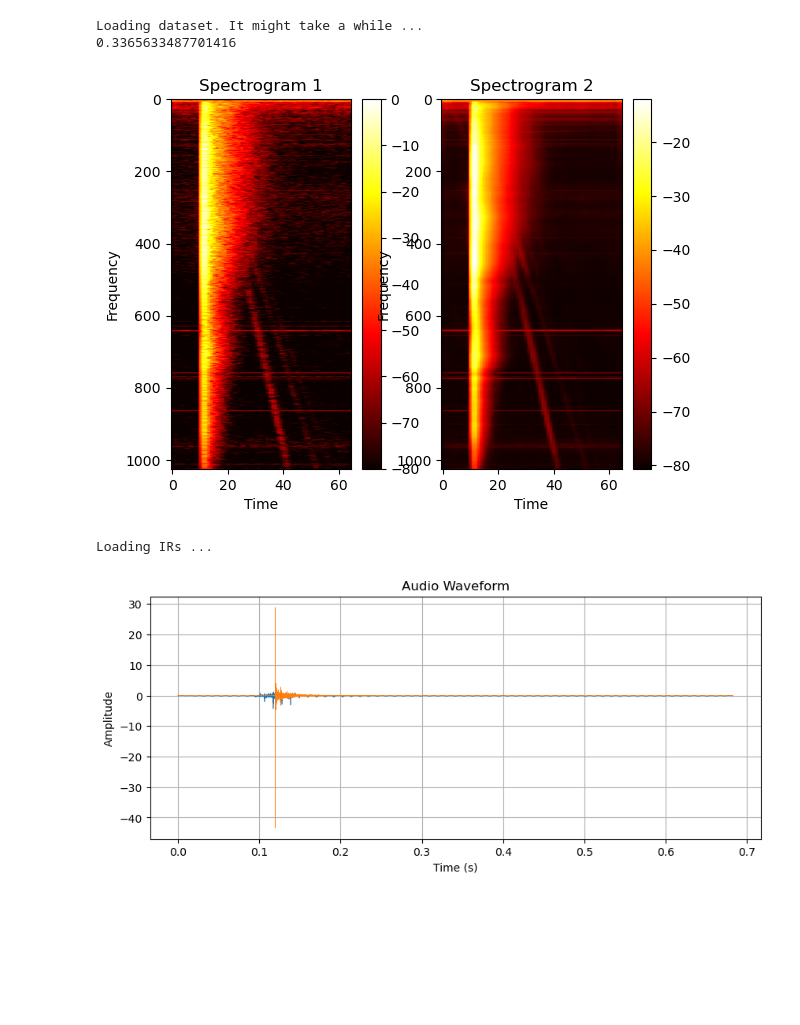
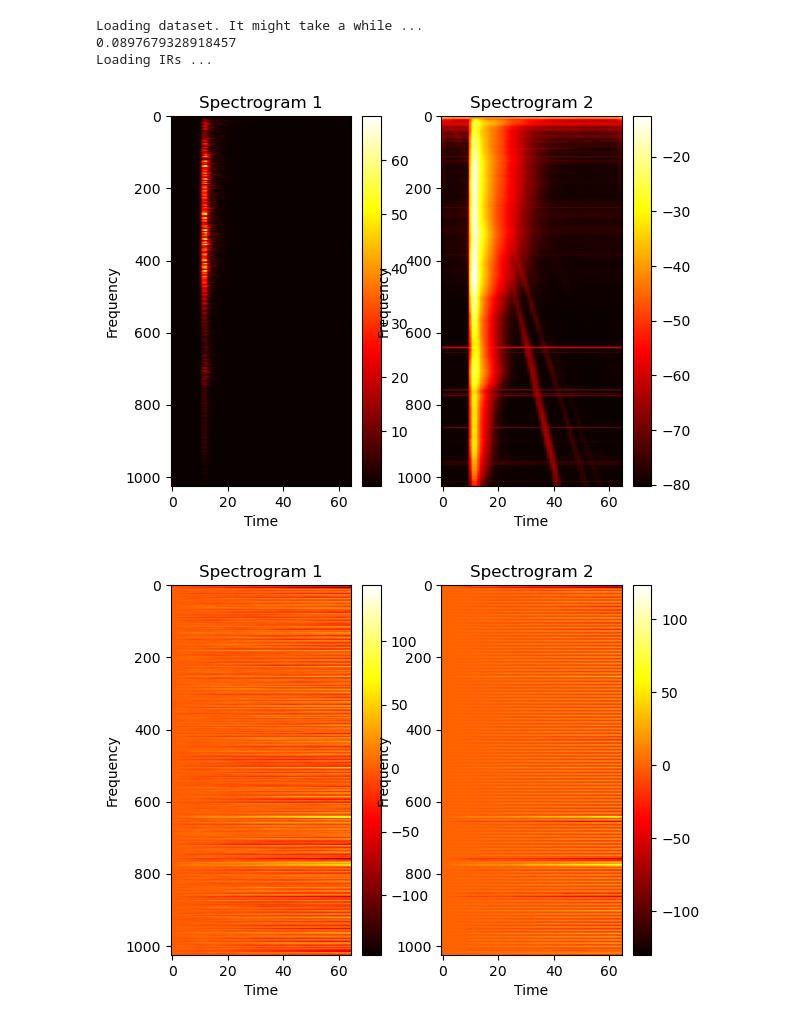
Before and after one commit to DavideNale/NAF, a Jupyter notebook: results.ipynb, the cells around one changed output. Cells and saved outputs as stored; diff of their text form; code cells hidden in the pictures; blank space fills up the shorter version.

```diff
--- a/results.ipynb
+++ b/results.ipynb
@@ -10,9 +10,11 @@ import tempfile
 import math
 import time
 from pathlib import Path
+import librosa
 
 from network import NAF
 from sound_loader import sound_samples
+from utils.irutilities import loadIR
 
 # Device selection
 device = 'cuda' if torch.cuda.is_available() else 'cpu'
@@ -24,45 +26,75 @@ dataset = sound_samples(num_samples=20)
 # Get one sample to compare to
 s = 1
 m = 100
+
 sample = dataset.spectrograms[s,m,:]
+sample_phase = dataset.phases[s,m,:]
 src = torch.tensor(dataset.posSrc[s, :]).unsqueeze(1).to(device)
 mic = torch.tensor(dataset.posMic[m, :]).unsqueeze(1).to(device)
 
 # Load NAF with selected configuration
-net = NAF(input_dim = 416, min_xy=dataset.min_pos[:2], max_xy=dataset.max_pos[:2]).to(device)
-state_dict = torch.load('saved/net_20230830_141755_loss_0.0455.pth')
+net = NAF(input_dim = 288, min_xy=dataset.min_pos[:2], max_xy=dataset.max_pos[:2]).to(device)
+state_dict = torch.load('saved/net_20230905_123214_loss_0.0013.pth')
 net.load_state_dict(state_dict)
 net.eval()
 
 start_time = time.time()
-out = net.spectrogram_at(src, mic)
+out = net.spectrogram_at(src, mic).cpu()
 exec_time = time.time() - start_time
 print(exec_time)
-out = (out * dataset.std) + dataset.mean
+out[:,:,0] = (out[:,:,0] * dataset.std) + dataset.mean
+out[:,:,1] = out[:,:,1] * 180
 
-
+# Testing spectrogram things
+path = Path('mesh_rir/S32-M441_npy/')
+print('Loading IRs ...')
+posMic, posSrc, ir = loadIR(path)
+stft = librosa.stft(ir[s,m,:], n_fft=2048, hop_length=512)
+sample = np.abs(stft)
+phase = np.angle(stft)
+sample_phase = np.unwrap(phase)
 
 # First Image
 plt.subplot(1, 2, 1)
 plt.imshow(sample, cmap='hot', aspect='auto')
 plt.colorbar()
 plt.xlabel('Time')
 plt.ylabel('Frequency')
 plt.title('Spectrogram 1')
 
 # Second Image
 plt.subplot(1, 2, 2)
-plt.imshow(out.cpu(), cmap='hot', aspect='auto')
+plt.imshow(out.cpu()[:,:,0], cmap='hot', aspect='auto')
 plt.colorbar()
 plt.xlabel('Time')
 plt.ylabel('Frequency')
 plt.title('Spectrogram 2')
 
 plt.show()
+
+# First Image
+plt.subplot(1, 2, 1)
+plt.imshow(sample_phase, cmap='hot', aspect='auto')
+plt.colorbar()
+plt.xlabel('Time')
+plt.ylabel('Frequency')
+plt.title('Spectrogram 1')
+
+# Second Image
+plt.subplot(1, 2, 2)
+plt.imshow(out.cpu()[:,:,1], cmap='hot', aspect='auto')
+plt.colorbar()
+plt.xlabel('Time')
+plt.ylabel('Frequency')
+plt.title('Spectrogram 2')
+
+plt.show()
 # %% [output]
 Loading dataset. It might take a while ...
-0.3365633487701416
+0.0897679328918457
+Loading IRs ...
-[figure, old version]
+[figure, new version]
+[figure, added]
 # %%
 import sys
 sys.path.append("utils/")
@@ -75,10 +107,12 @@ print('Loading IRs ...')
 posMic, posSrc, ir = irutil.loadIR(path)
 
 # Convert the magnitude spectrogram back to linear scale
-spectrogram = librosa.db_to_amplitude(out.cpu().numpy())
+#spectrogram = librosa.db_to_amplitude(out.cpu().numpy())
 
 # Reconstruct the audio signal using the inverse STFT
-reconstructed_audio = librosa.istft(spectrogram, hop_length=512, length=len(ir[0,0,:]))
+#reconstructed_audio =  librosa.istft(out[:,:,0].numpy() * np.exp(1j * out[:,:,1].numpy()), hop_length=512)
+
+uno = librosa.istft(sample * np.exp(-1j * sample_phase), hop_length=512)
 
 
 
@@ -86,13 +120,10 @@ time = np.arange(0, len(ir[0,0,:])) / 48000
 
 # Plot the audio waveform
 plt.figure(figsize=(10, 4))
-plt.plot(time, reconstructed_audio*12000, linewidth=0.5)
-plt.plot(time, ir[0,0,:], linewidth=0.5)
+#plt.plot(time, reconstructed_audio, linewidth=0.5)
+#plt.plot(time, uno, linewidth=0.5)
 plt.xlabel('Time (s)')
 plt.ylabel('Amplitude')
 plt.title('Audio Waveform')
 plt.grid(True)
 plt.show()
-# %% [output]
-Loading IRs ...
-[figure, removed]
```
Also changed, not shown: parts of 1 cell of this notebook, 8 other files.
